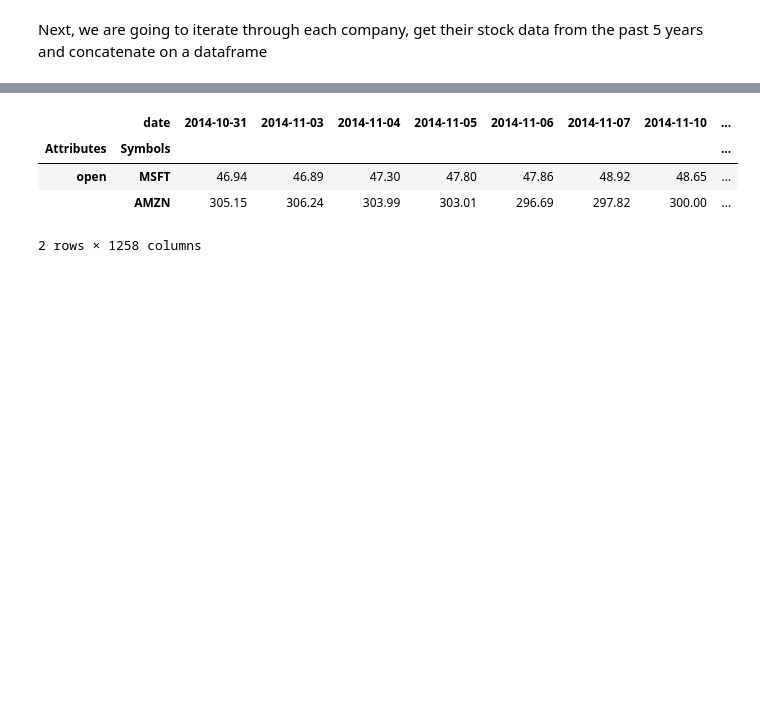
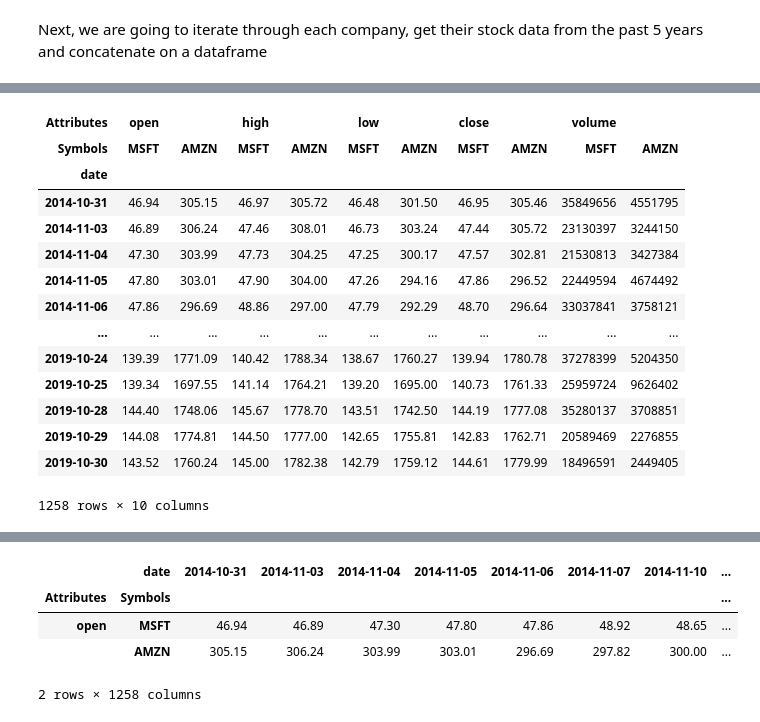
Before and after one commit to GabrielSGoncalves/serverless_etl_medium, a Jupyter notebook: Notebook_1_Creating_SP500_database.ipynb, the cells around one changed output, grey strips where cells are left out. Drawn from its saved outputs; the diff is of its cells as text; code cells hidden in the pictures; blank space fills up the shorter version.

```diff
--- a/Notebook_1_Creating_SP500_database.ipynb
+++ b/Notebook_1_Creating_SP500_database.ipynb
@@ -73,6 +49,24 @@ print(start_time)
 2014-10-31 00:00:00
 # %%
 stock_df = web.DataReader(['MSFT', 'AMZN'] ,'iex', start_time, end_time)
+# %%
+stock_df
+# %% [output]
+| Attributes | open |  | high |  | low |  | close |  | volume |  |
+| Symbols | MSFT | AMZN | MSFT | AMZN | MSFT | AMZN | MSFT | AMZN | MSFT | AMZN |
+| date |  |  |  |  |  |  |  |  |  |  |
+| 2014-10-31 | 46.94 | 305.15 | 46.97 | 305.72 | 46.48 | 301.50 | 46.95 | 305.46 | 35849656 | 4551795 |
+| 2014-11-03 | 46.89 | 306.24 | 47.46 | 308.01 | 46.73 | 303.24 | 47.44 | 305.72 | 23130397 | 3244150 |
+| 2014-11-04 | 47.30 | 303.99 | 47.73 | 304.25 | 47.25 | 300.17 | 47.57 | 302.81 | 21530813 | 3427384 |
+| 2014-11-05 | 47.80 | 303.01 | 47.90 | 304.00 | 47.26 | 294.16 | 47.86 | 296.52 | 22449594 | 4674492 |
+| 2014-11-06 | 47.86 | 296.69 | 48.86 | 297.00 | 47.79 | 292.29 | 48.70 | 296.64 | 33037841 | 3758121 |
+| ... | ... | ... | ... | ... | ... | ... | ... | ... | ... | ... |
+| 2019-10-24 | 139.39 | 1771.09 | 140.42 | 1788.34 | 138.67 | 1760.27 | 139.94 | 1780.78 | 37278399 | 5204350 |
+| 2019-10-25 | 139.34 | 1697.55 | 141.14 | 1764.21 | 139.20 | 1695.00 | 140.73 | 1761.33 | 25959724 | 9626402 |
+| 2019-10-28 | 144.40 | 1748.06 | 145.67 | 1778.70 | 143.51 | 1742.50 | 144.19 | 1777.08 | 35280137 | 3708851 |
+| 2019-10-29 | 144.08 | 1774.81 | 144.50 | 1777.00 | 142.65 | 1755.81 | 142.83 | 1762.71 | 20589469 | 2276855 |
+| 2019-10-30 | 143.52 | 1760.24 | 145.00 | 1782.38 | 142.79 | 1759.12 | 144.61 | 1779.99 | 18496591 | 2449405 |
+1258 rows × 10 columns
 # %%
 stock_df = web.DataReader('AMZN','iex', start_time, end_time)
 # %%
```
Also changed, not shown: parts of 13 cells of this notebook, 1 other file.
